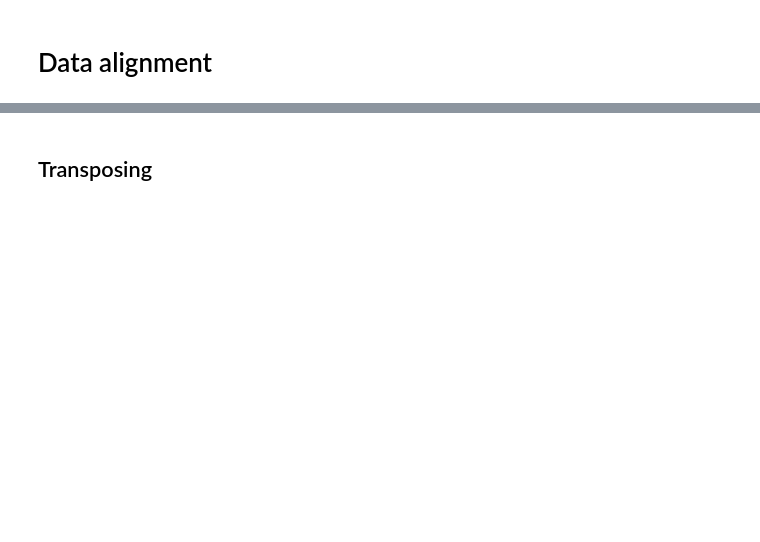
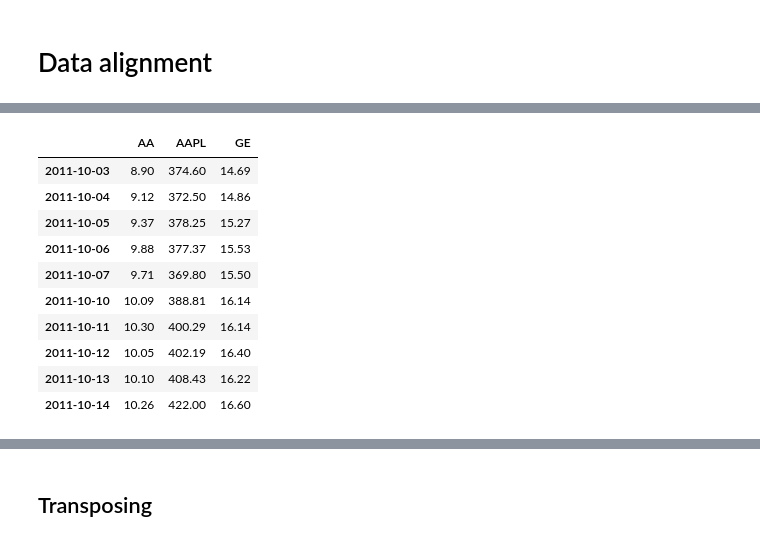
Before and after one commit to mnazzario/BigDataAcademy, a Jupyter notebook: datascience/stats/pandas.ipynb, the cells around one changed output, grey strips where cells are left out. Saved outputs shown, nothing was run; the diff lists cells and outputs as text; code cells hidden in the pictures; blank space fills up the shorter version.

```diff
--- a/datascience/stats/pandas.ipynb
+++ b/datascience/stats/pandas.ipynb
@@ -109,0 +373,15 @@ df
+# %%
+df = close_px.ix[-10:, :3] # ultime 10 riche e il :3 sono le prime 3 colonne
+df
+# %% [output]
+|  | AA | AAPL | GE |
+| 2011-10-03 | 8.90 | 374.60 | 14.69 |
+| 2011-10-04 | 9.12 | 372.50 | 14.86 |
+| 2011-10-05 | 9.37 | 378.25 | 15.27 |
+| 2011-10-06 | 9.88 | 377.37 | 15.53 |
+| 2011-10-07 | 9.71 | 369.80 | 15.50 |
+| 2011-10-10 | 10.09 | 388.81 | 16.14 |
+| 2011-10-11 | 10.30 | 400.29 | 16.14 |
+| 2011-10-12 | 10.05 | 402.19 | 16.40 |
+| 2011-10-13 | 10.10 | 408.43 | 16.22 |
+| 2011-10-14 | 10.26 | 422.00 | 16.60 |
```
Also changed, not shown: parts of 67 cells of this notebook.
